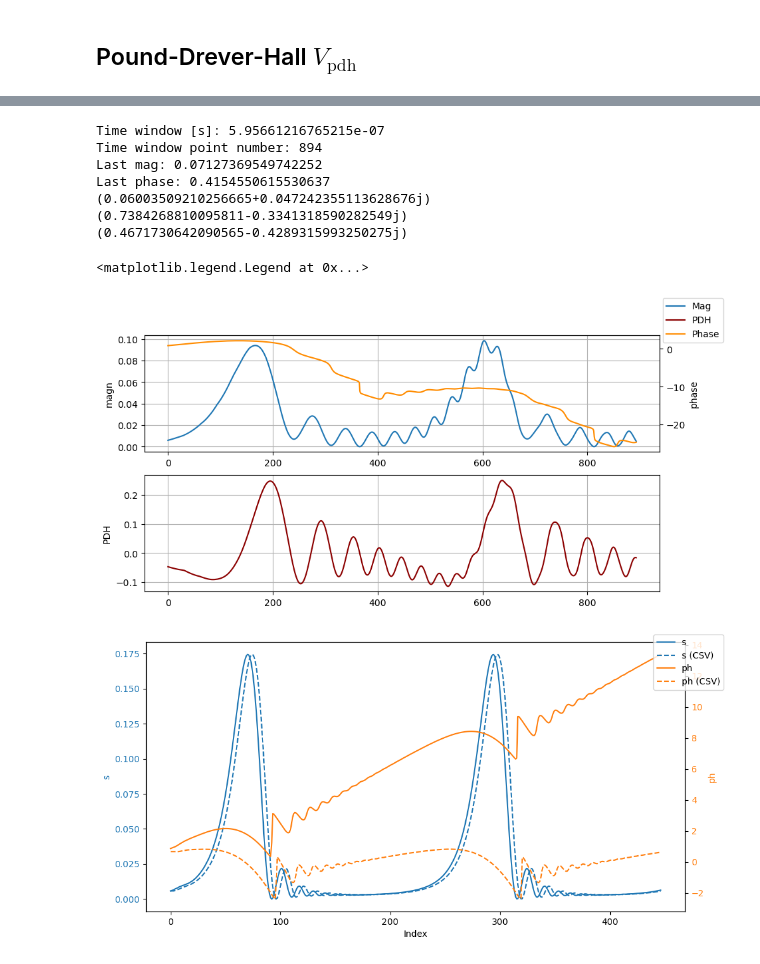
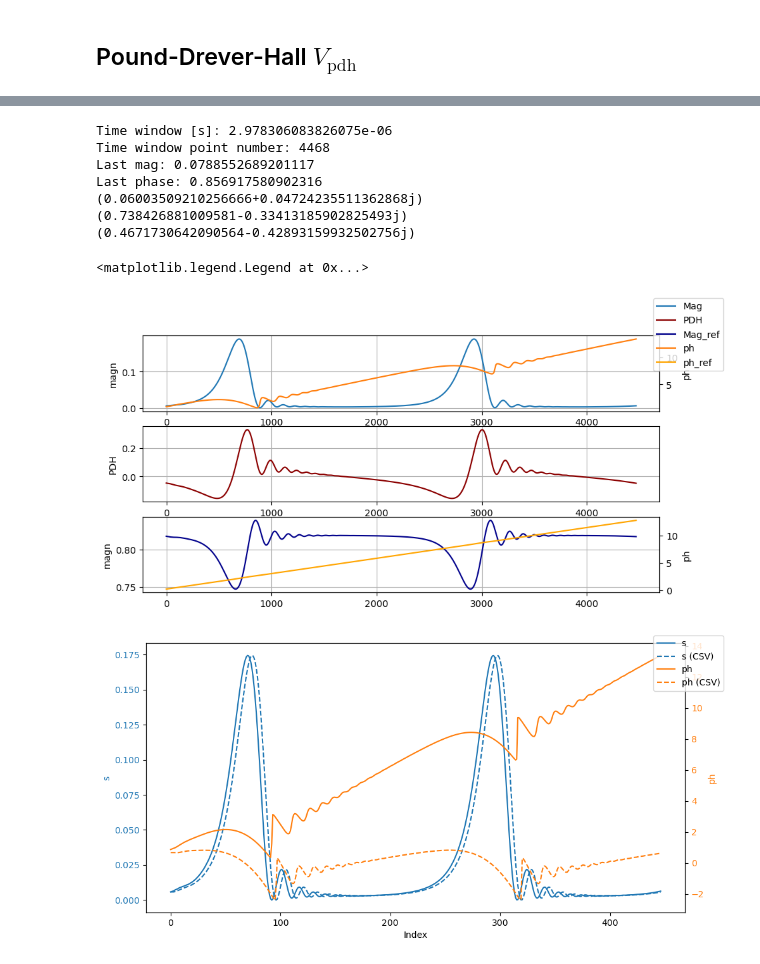
Before and after one commit to matib12/oreonspy, a Jupyter notebook: nb/FP cavity dynamics.ipynb, the cells around one changed output, grey strips where cells are left out. Saved outputs shown, nothing was run; the diff lists cells and outputs as text; code cells hidden in the pictures.

```diff
--- a/nb/FP cavity dynamics.ipynb
+++ b/nb/FP cavity dynamics.ipynb
@@ -120,60 +120,77 @@ N: 1
 Number of 2T chains: 31
 Partial Theta: False
 # %%
-v = 5*v_cr(TEst)
+v = 1*v_cr(TEst)
 d_zeta = v*TEst.Theta
+
 points, tdata = time_window(v, TEst)
 s = np.zeros(points)
+s_ref = np.zeros(points)
 ph = np.zeros(points)
+ph_ref = np.zeros(points)
 pdh = np.zeros(points)
 ph_step = 4.*np.pi/points
 for i in range(points):
     #d_zeta = 0.
     #x = TEst.sim_step(d_zeta, E_in_curr=E_in_init)
     E_in_curr = E_in_init*np.exp(ph_step*1.j*i)
-    x = TEst.sim_step(d_zeta, E_in_curr=E_in_curr)
-    s[i] = np.abs(x)**2
-    ph[i] = np.angle(x)
-    pdh[i] = V_pdh(0., E_in_curr, x)
+    #E_in_curr = 1.
+    #x = TEst.sim_2mirr(d_zeta_2=d_zeta, d_zeta_1=d_zeta, E_in_curr=E_in_curr)
+    E, E_ref = TEst.sim_step(d_zeta=d_zeta, d_zeta_in=0., E_in_laser=E_in_curr)
+    s[i] = np.abs(E)**2
+    s_ref[i] = np.abs(E_ref)**2
+    ph[i] = np.angle(E)
+    ph_ref[i] = np.angle(E_ref)
+    pdh[i] = V_pdh(0., E_in_curr, E)
 
 
 #    print(TEst.E_last)
 
-print("Last mag: {0}".format(np.abs(x)))
-print("Last phase: {0}".format(np.angle(x)))
+print("Last mag: {0}".format(np.abs(E)))
+print("Last phase: {0}".format(np.angle(E)))
 #print(d_zeta)
 
 phi = TEst.airy_phi
 print(phi)
 print(TEst.Airy(phi=phi))
 print(TEst.E_adiabatic(1., phi=phi))
 
 #fig = plt.figure()
-fig, ax = plt.subplots(2)
+fig, ax = plt.subplots(3, 1)
 #ax = fig.add_subplot(111)
 ax[0].plot(s, label="Mag")
 ax[0].grid()
 ax[0].set_ylabel("magn")
 
 #ax[1] = fig.add_subplot(212)
 ax[1].plot(pdh, label="PDH", c="darkred")
 ax[1].set_ylabel("PDH")
 ax[1].grid()
 
-ax[0] = ax[0].twinx()
-ax[0].plot(np.unwrap(ph), label="Phase", c="darkorange")
-ax[0].set_ylabel("phase")
+ax[2].plot(s_ref, label="Mag_ref", color='darkblue')
+ax[2].set_ylabel("magn")
+ax[2].grid()
+
+ax2 = ax[0].twinx()
+ax2.plot(np.unwrap(ph), label="ph", color='tab:orange')
+ax3 = ax[2].twinx()
+ax3.plot(np.unwrap(ph_ref), label="ph_ref", color='orange')
+ax2.set_ylabel("ph")
+ax2.tick_params(axis='y')
+ax3.set_ylabel("ph")
+ax3.tick_params(axis='y')
+
 fig.legend()
 # %% [output]
-Time window [s]: 5.95661216765215e-07
-Time window point number: 894
-Last mag: 0.07127369549742252
-Last phase: 0.4154550615530637
-(0.06003509210256665+0.047242355113628676j)
-(0.7384268810095811-0.3341318590282549j)
-(0.4671730642090565-0.4289315993250275j)
+Time window [s]: 2.978306083826075e-06
+Time window point number: 4468
+Last mag: 0.0788552689201117
+Last phase: 0.856917580902316
+(0.06003509210256666+0.04724235511362868j)
+(0.738426881009581-0.33413185902825493j)
+(0.4671730642090564-0.42893159932502756j)
 <matplotlib.legend.Legend at 0x...>
-[figure, old version]
+[figure, new version]
 # %%
 import numpy as np
 
```
Also changed, not shown: parts of 1 cell of this notebook, 1 other file.
